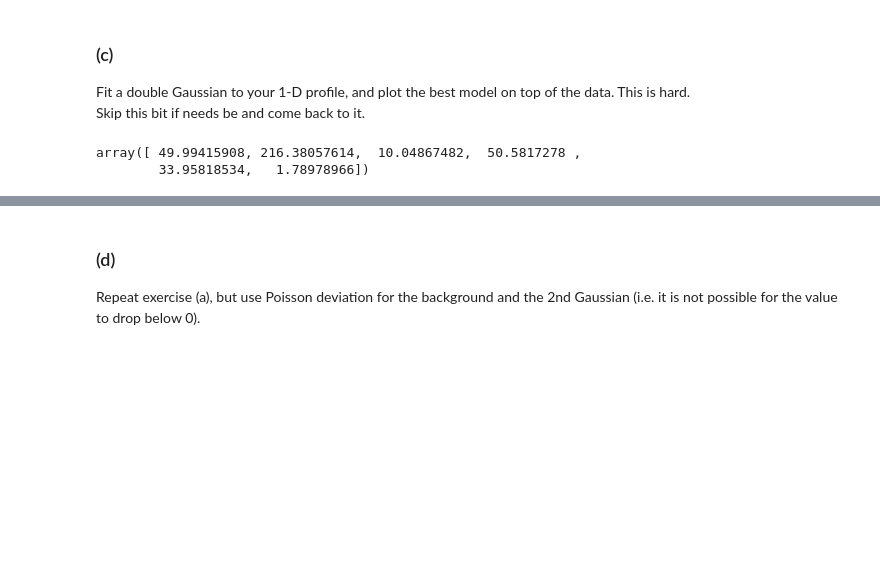
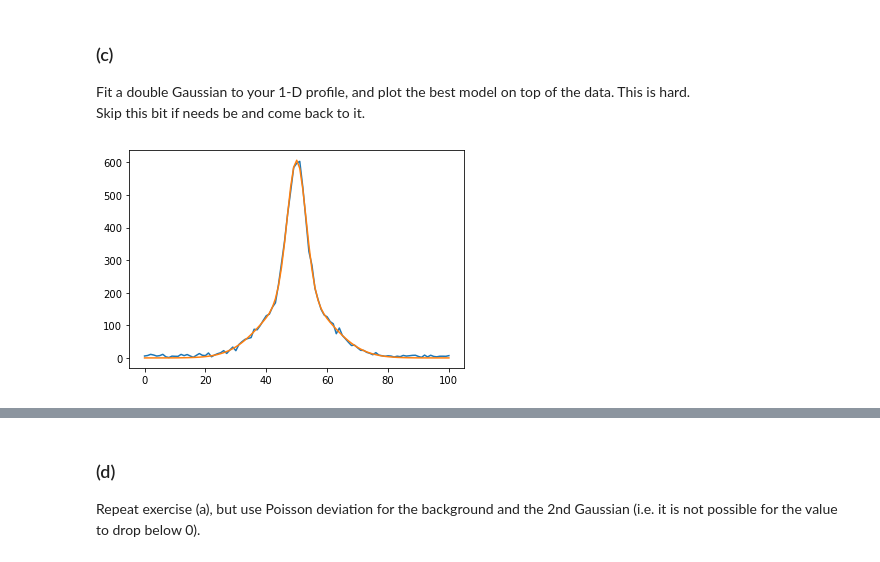
Before and after one commit to TobyWallage/PythonAssessment, a Jupyter notebook: Assessment.ipynb, the cells around one changed output, grey strips where cells are left out. Drawn from its saved outputs; the diff is of its cells as text; code cells hidden in the pictures; blank space fills up the shorter version.

```diff
--- a/Assessment_sol.ipynb
+++ b/Assessment.ipynb
@@ -54,12 +54,16 @@ Fit a double Gaussian to your 1-D profile, and plot the best model on top of the
 # %%
 def double_gaussian_fit(x, center1, max_val1, sigma1, center2, max_val2, sigma2):
     first = max_val1*np.exp(-(x-center1)**2 /(2 * sigma1**2))
     second = max_val2*np.exp(-(x-center2)**2 /(2 * sigma2**2))
     return first + second
 
-p0 = (50, 100, 10, 50, 20, 3)
+p0 = (50, 100, 10, 50, 20, 3)#initial guesses
 popt, pcov = curve_fit(double_gaussian_fit, np.arange(profile.shape[0]), profile, p0=p0)
 popt
+
+
+plt.plot(profile)
+plt.plot(double_gaussian_fit(np.arange(profile.shape[0]),*popt))
+plt.show()
 # %% [output]
-array([ 49.99415908, 216.38057614,  10.04867482,  50.5817278 ,
-        33.95818534,   1.78978966])
+[figure, added]
```
Also changed, not shown: parts of 6 cells of this notebook.
